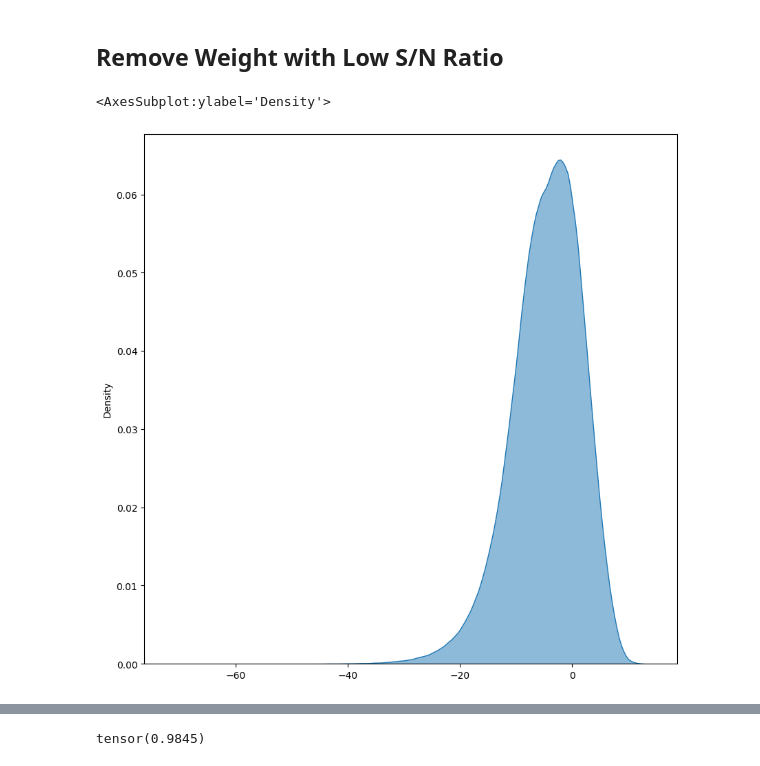
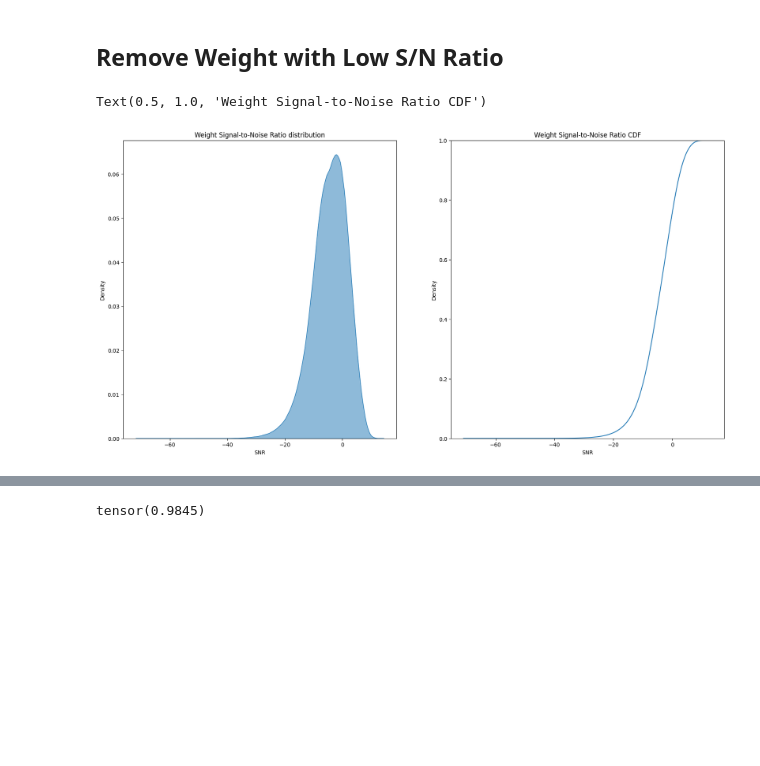
Before and after one commit to Cambridge-Uni-MLMI-Advanced-ML-21-22-G7/BBB, a Jupyter notebook: jupyter/classification.ipynb, the cells around one changed output, grey strips where cells are left out. Cells and saved outputs as stored; diff of their text form; code cells hidden in the pictures; blank space fills up the shorter version.

```diff
--- a/jupyter/classification.ipynb
+++ b/jupyter/classification.ipynb
@@ -179,10 +199,30 @@ weight_snr_tensors = [10*torch.log10(torch.abs(weight_mean_tensors[i])/weight_st
 weight_snrs = np.array([])
 for i in weight_snr_tensors:
     weight_snrs = np.hstack((weight_snrs, i.flatten().detach().numpy()))
+# %%
+fig, axes = plt.subplots(1, 2, figsize=(20,10))
+# ax.hist(weight_snrs, density=True, bins=50)
+ax = axes[0]
+ax1 = axes[1]
+
+sns.kdeplot(weight_snrs, fill=True, ax=ax, alpha=0.5)
+sns.ecdfplot(weight_snrs, ax=ax1)
+
+# Formatting of plot
+ax.set_xlabel('SNR')
+ax.set_ylabel('Density')
+ax.set_title('Weight Signal-to-Noise Ratio distribution')
+
+ax1.set_xlabel('SNR')
+ax1.set_ylabel('Density')
+ax1.set_title('Weight Signal-to-Noise Ratio CDF')
+# %% [output]
+Text(0.5, 1.0, 'Weight Signal-to-Noise Ratio CDF')
+[figure, added]
 # %%
 fig, ax = plt.subplots(1, 1, figsize=(10,10))
 # ax.hist(weight_snrs, density=True, bins=50)
-sns.kdeplot(weight_snrs, fill=True, ax=ax, alpha=0.5)
+sns.ecdfplot(weight_snrs, ax=ax)
+ax.set_xlabel('SNR')
+ax.set_ylabel('Density')
+ax.set_title('Weight Signal-to-Noise Ratio CDF')
-# %% [output]
-<AxesSubplot:ylabel='Density'>
-[figure, removed]
```
Also changed, not shown: parts of 17 cells of this notebook, 1 other file.
